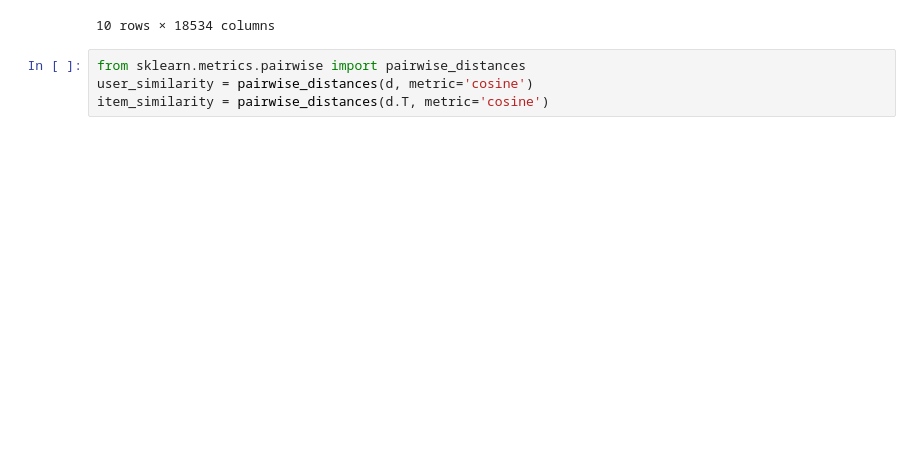
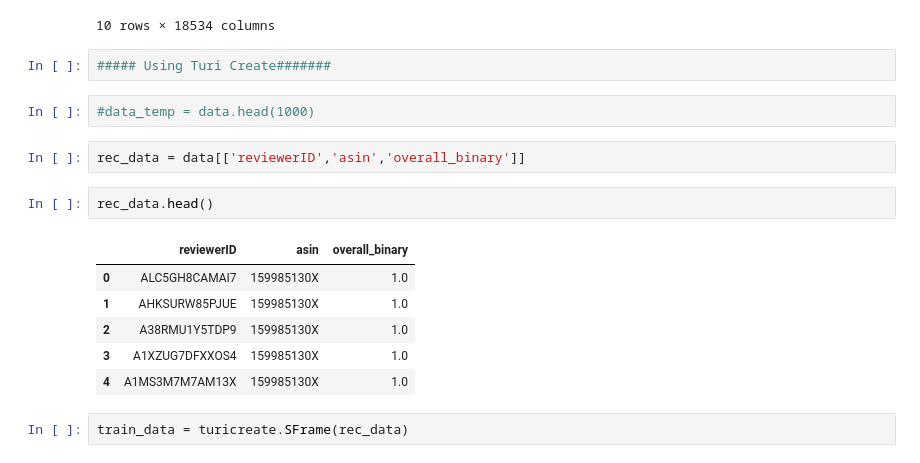
Before and after one commit to ruchin33/MACHINE-LEARNING-PROJECTS, a Jupyter notebook: Recommender_System_Project/Collaborative_filtering.ipynb, the cells around one changed output. Saved outputs shown, nothing was run; the diff lists cells and outputs as text; blank space fills up the shorter version.

```diff
--- a/Recommender_System_Project/Collaborative_filtering.ipynb
+++ b/Recommender_System_Project/Collaborative_filtering.ipynb
@@ -247,7 +270,20 @@ d.head(10)
 | A1JQDCX4LDKBZ3 | 3 | 0 | 0 | 0 | 0 | 0 | 0 | 0 | ... |
 | A3RNRXOM5J2C93 | 4 | 0 | 0 | 0 | 0 | 0 | 0 | 0 | ... |
 10 rows × 18534 columns
-# %%
-from sklearn.metrics.pairwise import pairwise_distances
-user_similarity = pairwise_distances(d, metric='cosine')
-item_similarity = pairwise_distances(d.T, metric='cosine')
+# %%
+##### Using Turi Create#######
+# %%
+#data_temp = data.head(1000)
+# %%
+rec_data = data[['reviewerID','asin','overall_binary']]
+# %%
+rec_data.head()
+# %% [output]
+|  | reviewerID | asin | overall_binary |
+| 0 | ALC5GH8CAMAI7 | 159985130X | 1.0 |
+| 1 | AHKSURW85PJUE | 159985130X | 1.0 |
+| 2 | A38RMU1Y5TDP9 | 159985130X | 1.0 |
+| 3 | A1XZUG7DFXXOS4 | 159985130X | 1.0 |
+| 4 | A1MS3M7M7AM13X | 159985130X | 1.0 |
+# %%
+train_data = turicreate.SFrame(rec_data)
```
Also changed, not shown: parts of 14 cells of this notebook, 35 other files.
